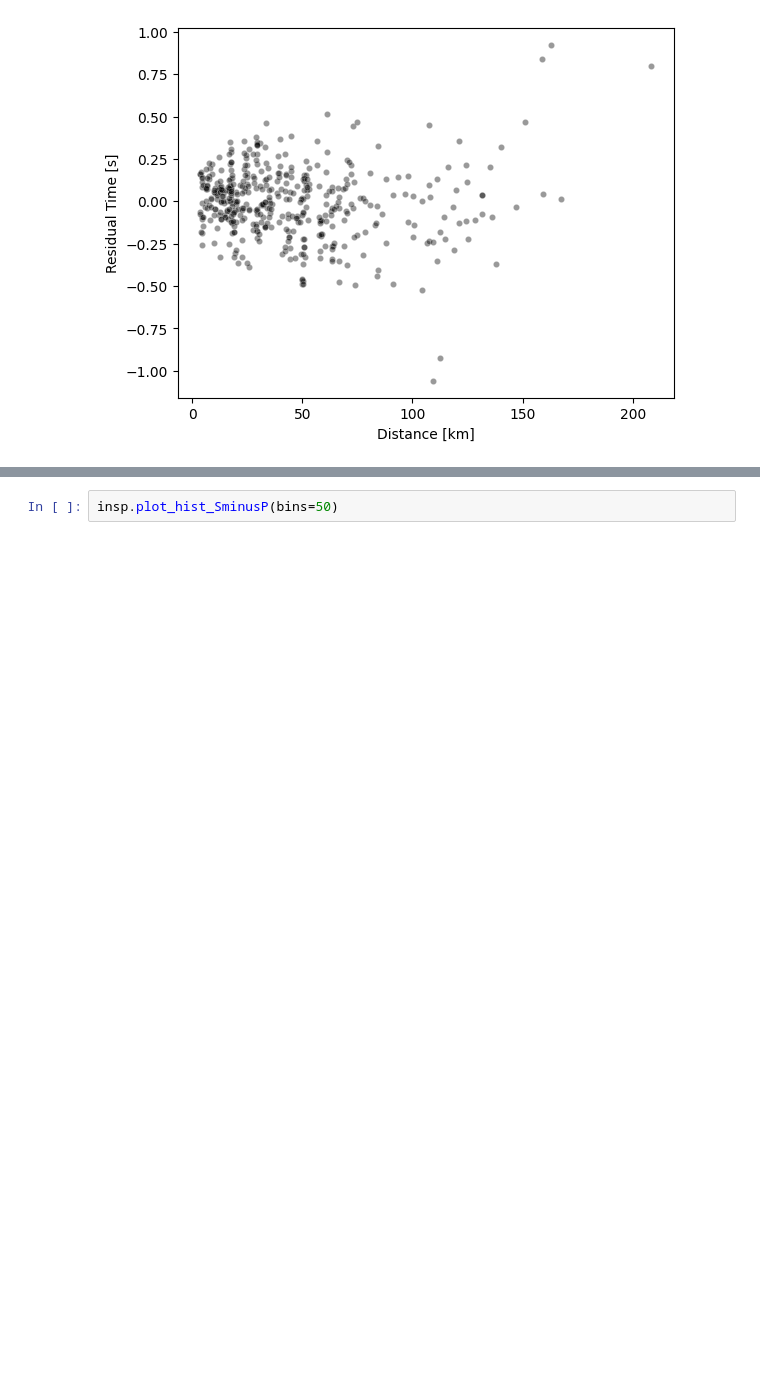
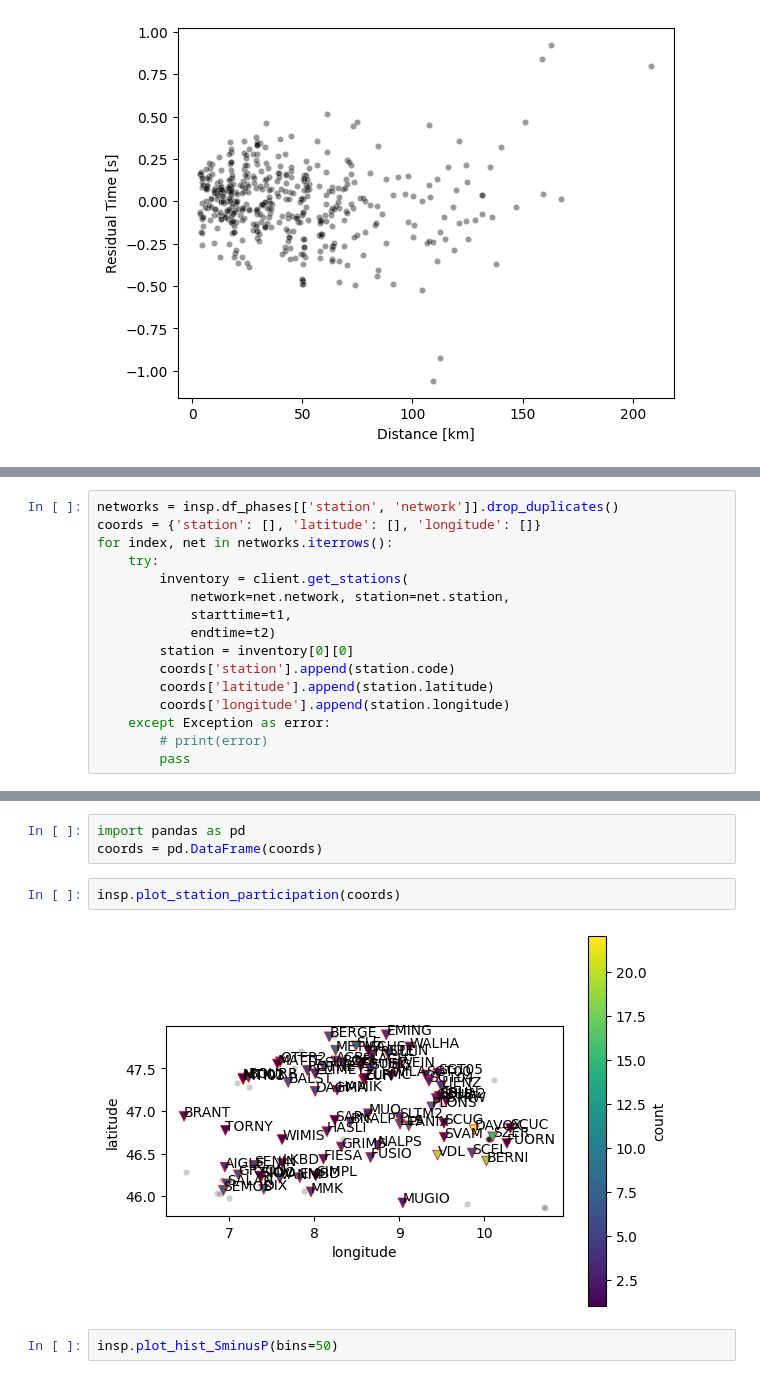
Before and after one commit to ikahbasi/SeisRoutine, a Jupyter notebook: Catalog-example.ipynb, the cells around one changed output, grey strips where cells are left out. Saved outputs shown, nothing was run; the diff lists cells and outputs as text; blank space fills up the shorter version.

```diff
--- a/Catalog-example.ipynb
+++ b/Catalog-example.ipynb
@@ -36,0 +47,16 @@ insp.plot_residual_vs_distance(kind='normal')
+# %%
+networks = insp.df_phases[['station', 'network']].drop_duplicates()
+coords = {'station': [], 'latitude': [], 'longitude': []}
+for index, net in networks.iterrows():
+    try:
+        inventory = client.get_stations(
+            network=net.network, station=net.station,
+            starttime=t1,
+            endtime=t2)
+        station = inventory[0][0]
+        coords['station'].append(station.code)
+        coords['latitude'].append(station.latitude)
+        coords['longitude'].append(station.longitude)
+    except Exception as error:
+        # print(error)
+        pass
@@ -37,3 +82,10 @@ insp.plot_residual_vs_distance(kind='normal')
+# %%
+import pandas as pd
+coords = pd.DataFrame(coords)
+# %%
+insp.plot_station_participation(coords)
+# %% [output]
+[figure, added]
 # %%
 insp.plot_hist_SminusP(bins=50)
 # %% [output]
```
Also changed, not shown: parts of 5 cells of this notebook, 2 other files.
